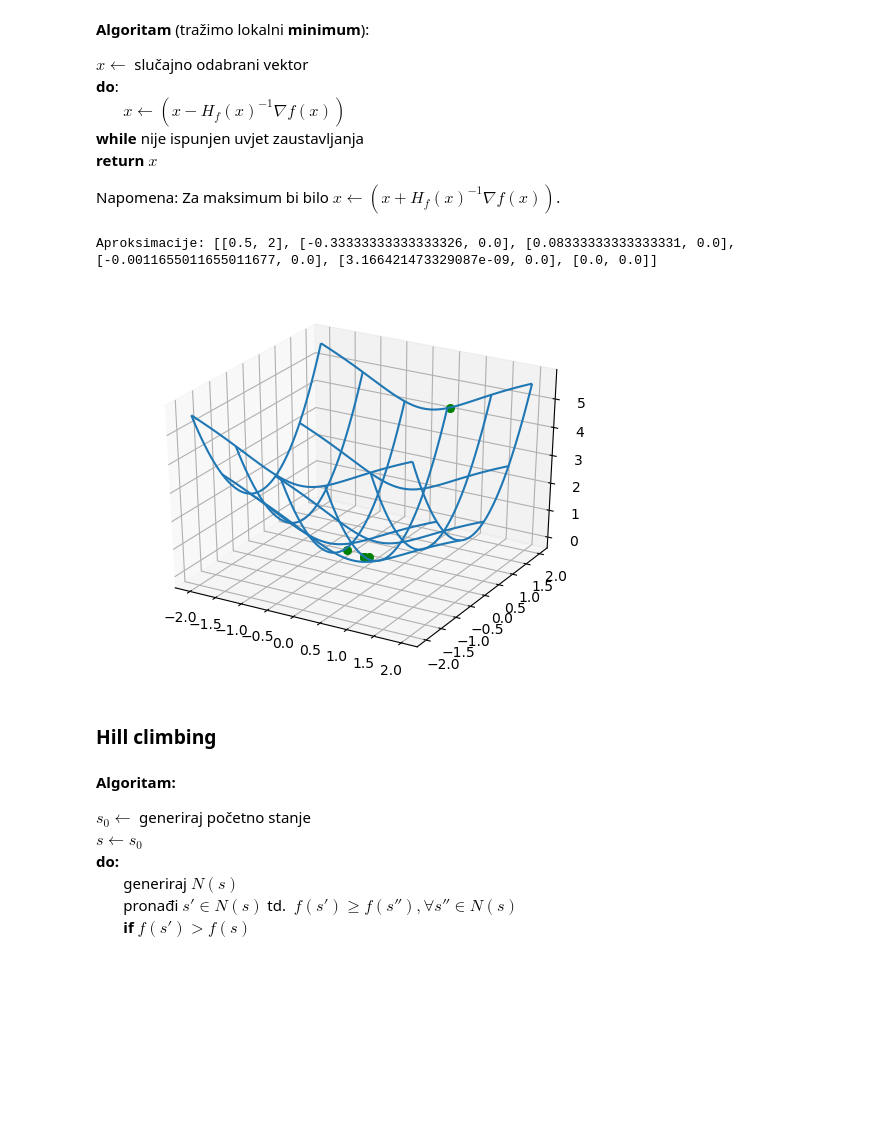
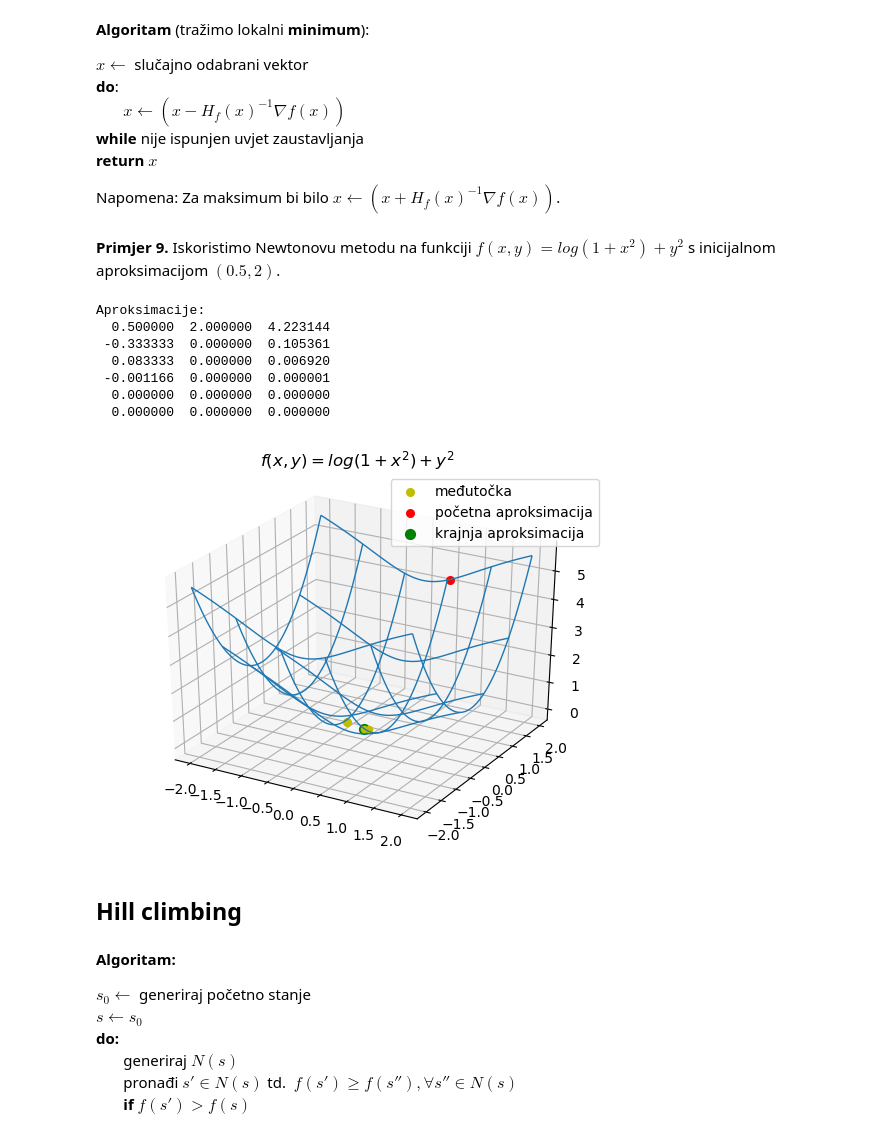
Before and after one commit to valental/MS, a Jupyter notebook: ekstremi_funkcija.ipynb, the cells around one changed output. Cells and saved outputs as stored; diff of their text form; code cells hidden in the pictures; blank space fills up the shorter version.

```diff
--- a/ekstremi_funkcija.ipynb
+++ b/ekstremi_funkcija.ipynb
@@ -247,7 +258,7 @@ Stacionarne točke: [(3, 2, -3, -2)]
 # %% [markdown]
 Jedini kandidat je točka $(3, 2, -3, -2)$.
 # %%
-h = hess(fsp,[x,y,z,w])
+h = hess(f(x,y,z,w),[x,y,z,w])
 h    # ovisi o x i y
 # %% [output]
 Matrix([
@@ -437,46 +462,69 @@ def newton(f, var, aproks):
     lista = [aproks]
     for i in range(1000):
         temp = hess(f,var).inv()*sp.Matrix(grad(f,var))
-        temp2 = np.asarray( sp.lambdify(var,temp)(aproks[0], aproks[1]) ).flatten()
+        temp2 = np.asarray( sp.lambdify(var,temp)(aproks[0], aproks[1]) )
+        temp2 = temp2.flatten()
         new = aproks - temp2
         if np.linalg.norm(aproks - new) < 10**-10:
             return new, lista
         aproks = new
         lista.append(np.ndarray.tolist(aproks))
     return aproks, lista
+# %% [markdown]
+**Primjer 9.** Iskoristimo Newtonovu metodu na funkciji $f(x,y) = log(1+x^2) + y^2$ s inicijalnom aproksimacijom $(0.5,2)$.
 # %%
 x,y = sp.symbols('x y')
 def f(x,y):
     return sp.log(1+x**2) + y**2
 
-fsp = f(x,y)
-
-aproks, history = newton(fsp, [x,y], [0.5,2])
-print("Aproksimacije:", history)
-
+aproks, history = newton(f(x,y), [x,y], [0.5,2])
 for el in history:
     el.extend([f(el[0],el[1])])
+
+print("Aproksimacije:")
+for row in history:
+    for val in row:
+        sys.stdout.write('%10f' % val)
+    sys.stdout.write("\n")
 
 x,y = sp.symbols('x y')
 def f(x,y):
     return sp.log(1+x**2) + y**2
 
 %matplotlib agg
+
 fig = plt.figure()
 ax = fig.add_subplot(1, 1, 1, projection='3d')
-
 x, y = np.meshgrid(np.linspace(-2, 2), np.linspace(-2, 2))
 z = np.log(1+x**2) + y**2
+ax.plot_wireframe(x, y, z, rstride=10, cstride=10, linewidth=1, zorder=0)
 
-ax.plot_wireframe(x, y, z, rstride=10, cstride=10)
-for el in history:  # Zbog buga ne radi kada koordinate stavim u listu, nešto tumači kao boju.
-    ax.scatter(el[0], el[1], el[2], s=30, c='g')
+# Zbog buga ne radi kada koordinate stavim u listu, nešto krivo tumači kao boju.
+for el in history:
+    ax.scatter(el[0], el[1], el[2], s=20, c='y', zorder=1)
+ax.scatter(history[1][0], history[1][1], history[1][2],
+           s=30, c='y', label='međutočka')
+first = history[0]
+last = history[-1]
+ax.scatter(first[0], first[1], first[2],
+           s=30, c='r', zorder=2, label='početna aproksimacija')
+ax.scatter(last[0], last[1], last[2],
+           s=50, c='g', zorder=3, label='krajnja aproksimacija')
+ax.legend()
+ax.set_title('$f(x,y) = log(1+x^2) + y^2$', y=1.08)
+
 fig
 # %% [output]
-Aproksimacije: [[0.5, 2], [-0.33333333333333326, 0.0], [0.08333333333333331, 0.0], [-0.0011655011655011677, 0.0], [3.166421473329087e-09, 0.0], [0.0, 0.0]]
+Aproksimacije:
+  0.500000  2.000000  4.223144
+ -0.333333  0.000000  0.105361
+  0.083333  0.000000  0.006920
+ -0.001166  0.000000  0.000001
+  0.000000  0.000000  0.000000
+  0.000000  0.000000  0.000000
-[figure, old version]
+[figure, new version]
 # %% [markdown]
-### Hill climbing
+## Hill climbing
 # %% [markdown]
 **Algoritam:**
 
```
Also changed, not shown: parts of 27 cells of this notebook.
